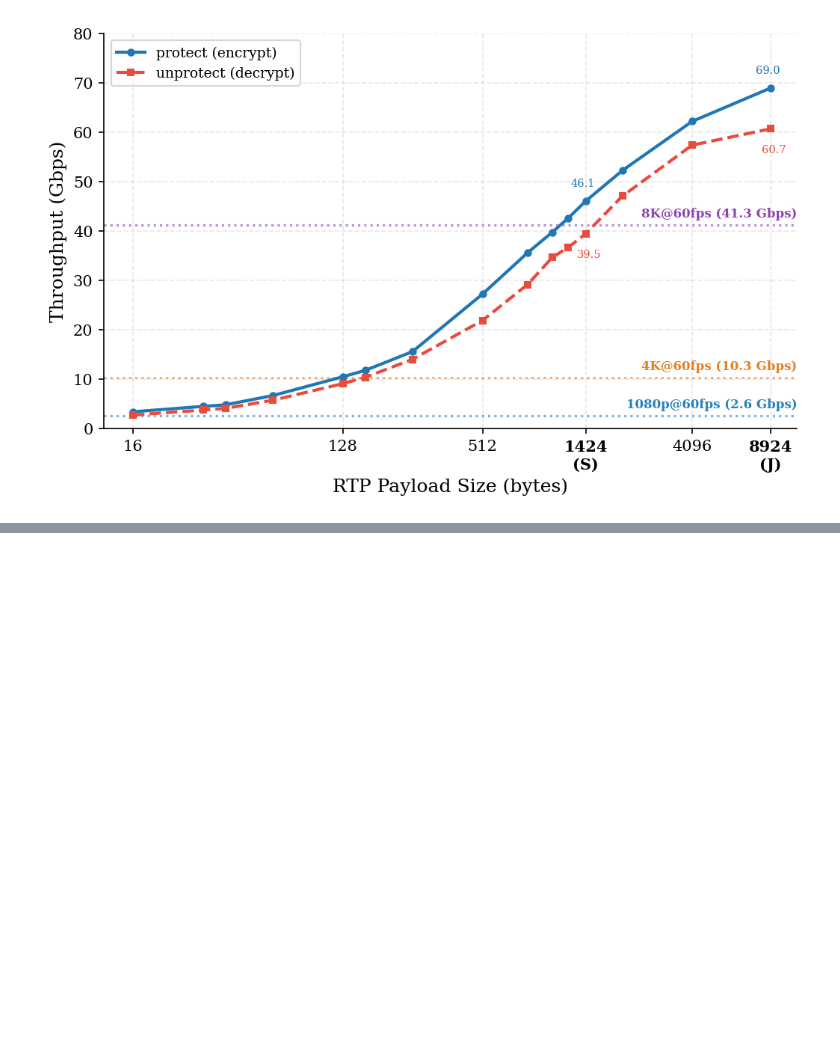
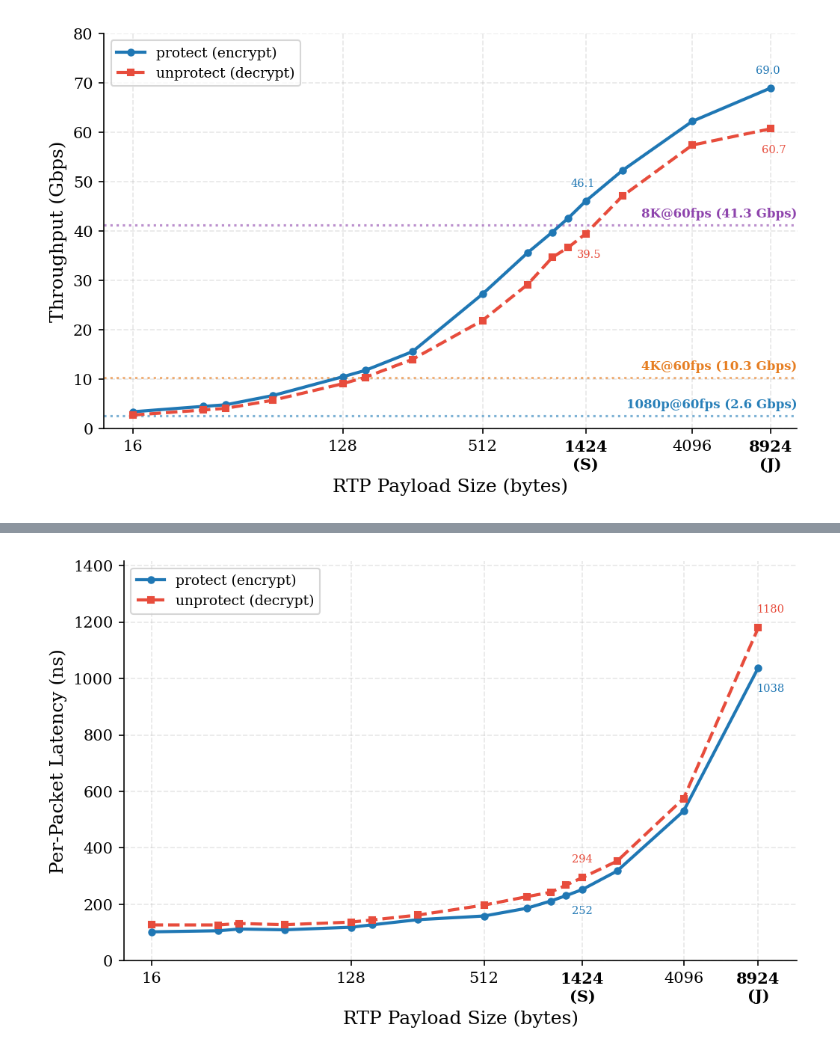
Before and after one commit to spring-epfl/SafeCast, a Jupyter notebook: figures_from_benches.ipynb, the cells around one changed output, grey strips where cells are left out. Cells and saved outputs as stored; diff of their text form; code cells hidden in the pictures; blank space fills up the shorter version.

Commit message:
figure 2 generator

```diff
--- a/figures_from_benches.ipynb
+++ b/figures_from_benches.ipynb
@@ -298,0 +306,54 @@ plt.show()
+# %%
+# --- Figure 2: SRTP per-packet latency ---
+# Same benchmark data as Figure 1, showing latency instead of throughput.
+
+common_sizes = sorted(set(results.keys()) & set(unprotect_results.keys()))
+lat_sizes = np.array(common_sizes)
+protect_ns = np.array([results[sz]['mean_ns'] for sz in common_sizes])
+unprotect_ns = np.array([unprotect_results[sz]['mean_ns'] for sz in common_sizes])
+
+fig, ax = plt.subplots(figsize=(7, 4.5))
+
+ax.plot(lat_sizes, protect_ns, 'o-', color='#1f77b4', linewidth=2,
+        markersize=4, zorder=5, label='protect (encrypt)')
+ax.plot(lat_sizes, unprotect_ns, 's--', color='#e74c3c', linewidth=2,
+        markersize=4, zorder=5, label='unprotect (decrypt)')
+
+# --- Value labels at the two MTU sizes ---
+pt_off = 10
+for sz in [1424, 8924]:
+    jumbo = sz == 8924;
+    ns_enc = results[sz]['mean_ns']
+    ax.annotate(f'{ns_enc:.0f}', (sz, ns_enc),
+                textcoords='offset points', xytext=(jumbo * 8, -pt_off - 7),
+                fontsize=7, ha='center', va='bottom', color='#1f77b4')
+    ns_dec = unprotect_results[sz]['mean_ns']
+    ax.annotate(f'{ns_dec:.0f}', (sz, ns_dec),
+                textcoords='offset points', xytext=(jumbo * 8, pt_off + 5),
+                fontsize=7, ha='center', va='top', color='#e74c3c')
+
+# --- Axis formatting ---
+ax.set_xscale('log', base=2)
+ax.set_xlabel('RTP Payload Size (bytes)')
+ax.set_ylabel('Per-Packet Latency (ns)')
+
+xtick_sizes = [16, 128, 512, 1424, 4096, 8924]
+xtick_labels = ['16', '128', '512', '1424\n(S)', '4096', '8924\n(J)']
+ax.set_xticks(xtick_sizes)
+ax.set_xticklabels(xtick_labels, rotation=0, ha='center')
+ax.xaxis.set_minor_formatter(ticker.NullFormatter())
+
+for lbl in ax.xaxis.get_ticklabels():
+    if '(S)' in lbl.get_text() or '(J)' in lbl.get_text():
+        lbl.set_fontweight('bold')
+
+ax.set_ylim(0, max(unprotect_ns) * 1.2)
+ax.set_xlim(12, lat_sizes[-1] * 1.5)
+ax.legend(loc='upper left')
+
+plt.tight_layout()
+plt.savefig(FIGURES_DIR / 'fig2_srtp_latency.pdf')
+plt.savefig(FIGURES_DIR / 'fig2_srtp_latency.png')
+plt.show()
+# %% [output]
+[figure, added]
```
Also changed, not shown: parts of 1 cell of this notebook.
